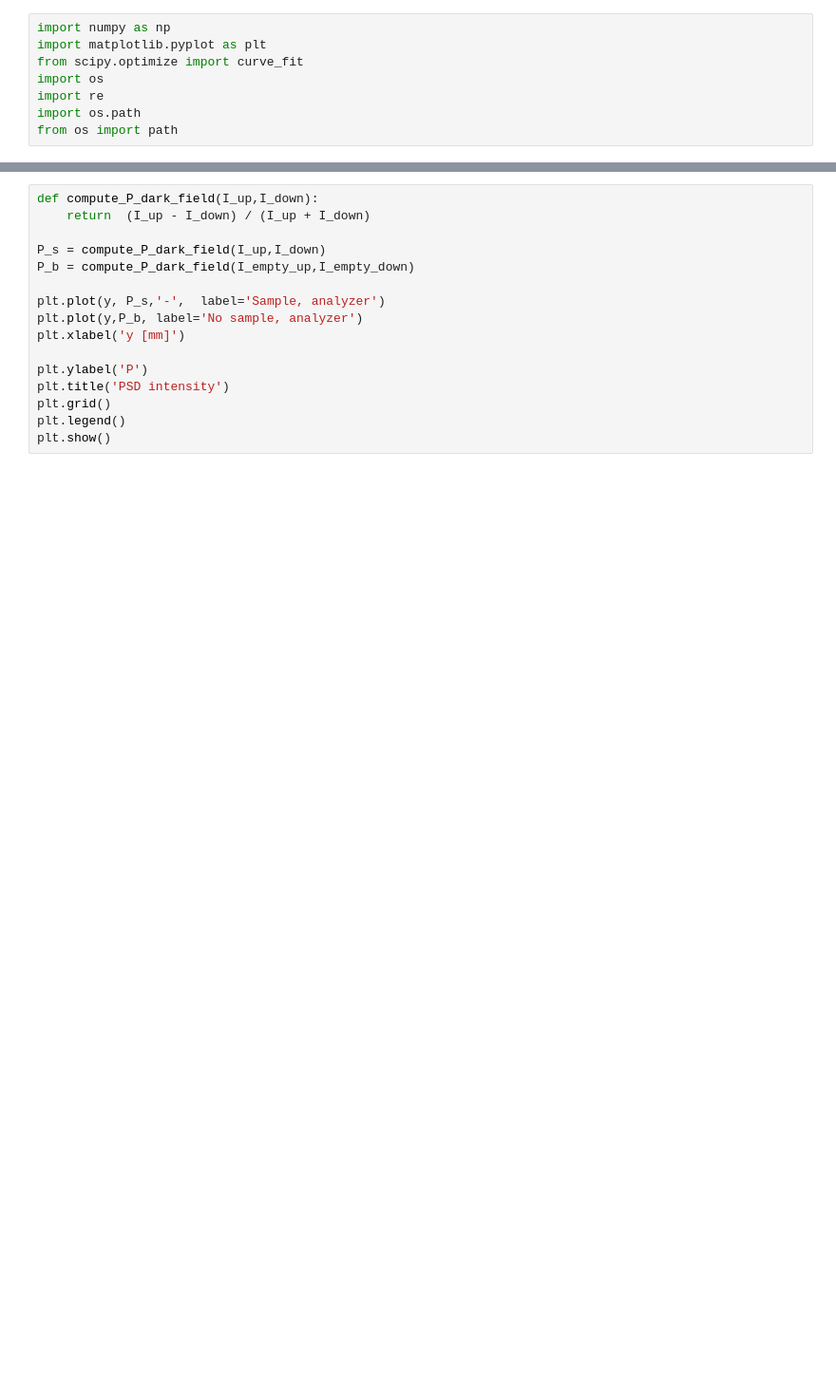
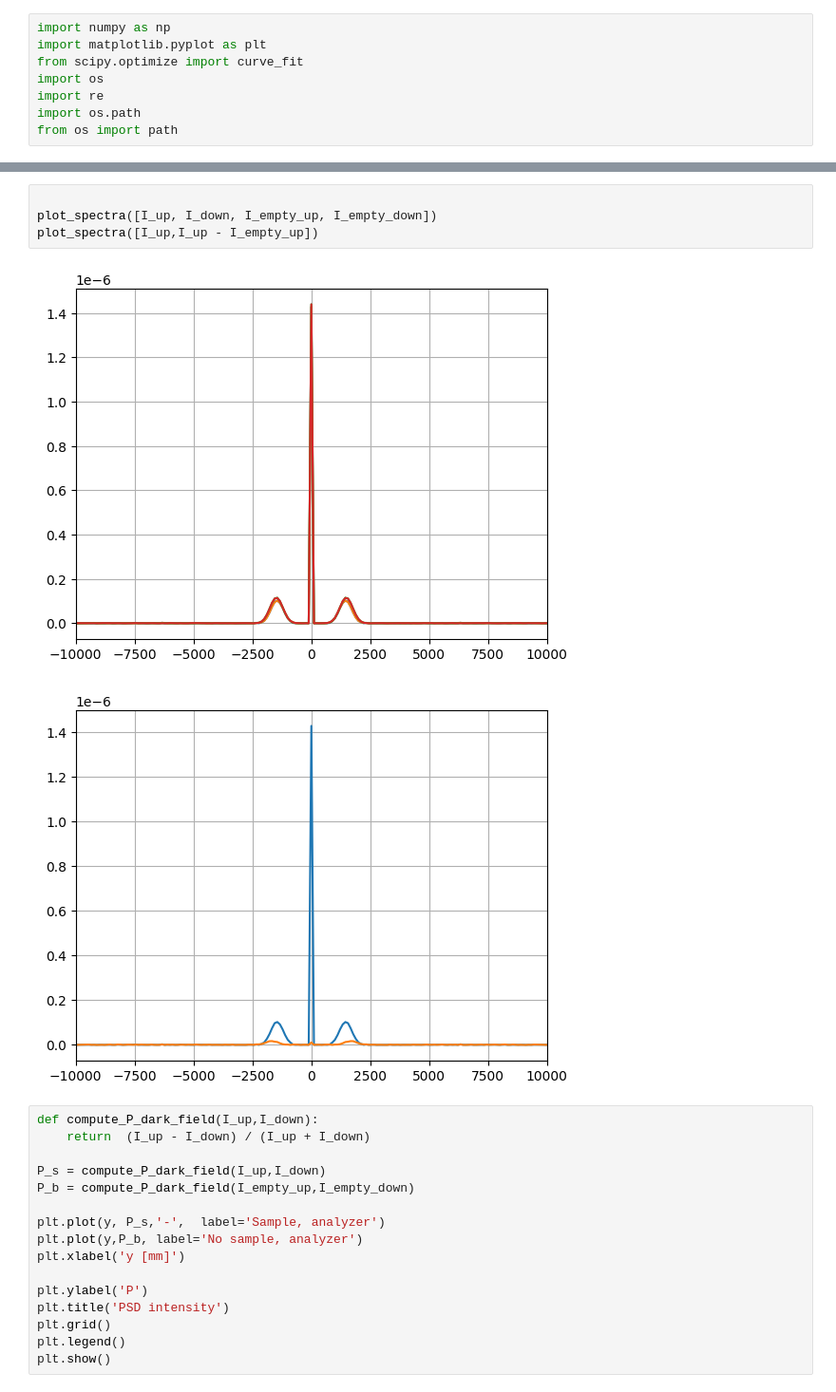
Before and after one commit to McStasMcXtrace/semsans, a Jupyter notebook: semsans-fit-dark-field.ipynb, the cells around one changed output, grey strips where cells are left out. Shown at 95% size. Drawn from its saved outputs; the diff is of its cells as text; blank space fills up the shorter version.

```diff
--- a/semsans-fit-dark-field.ipynb
+++ b/semsans-fit-dark-field.ipynb
@@ -72,3 +89,10 @@ plt.grid()
+# %%
+
+plot_spectra([I_up, I_down, I_empty_up, I_empty_down])
+plot_spectra([I_up,I_up - I_empty_up])
+# %% [output]
+[figure, added]
+[figure, added]
 # %%
 def compute_P_dark_field(I_up,I_down):
     return  (I_up - I_down) / (I_up + I_down)
```
Also changed, not shown: parts of 5 cells of this notebook, 3 other files.
